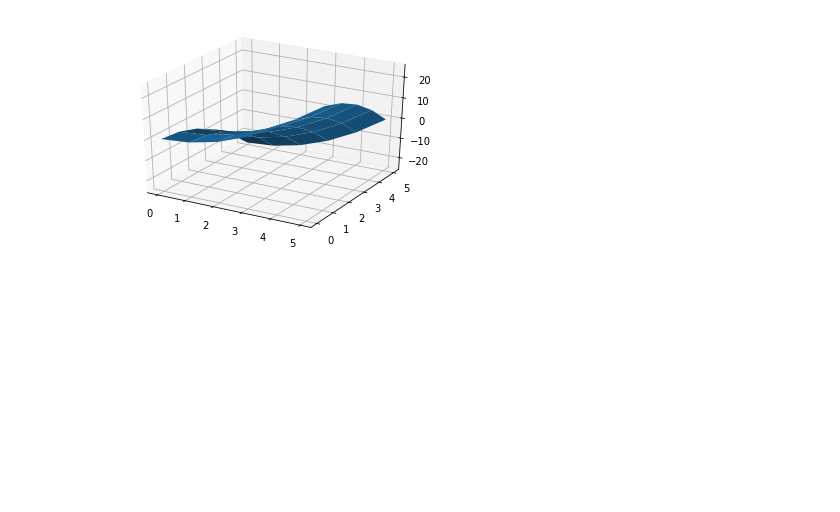
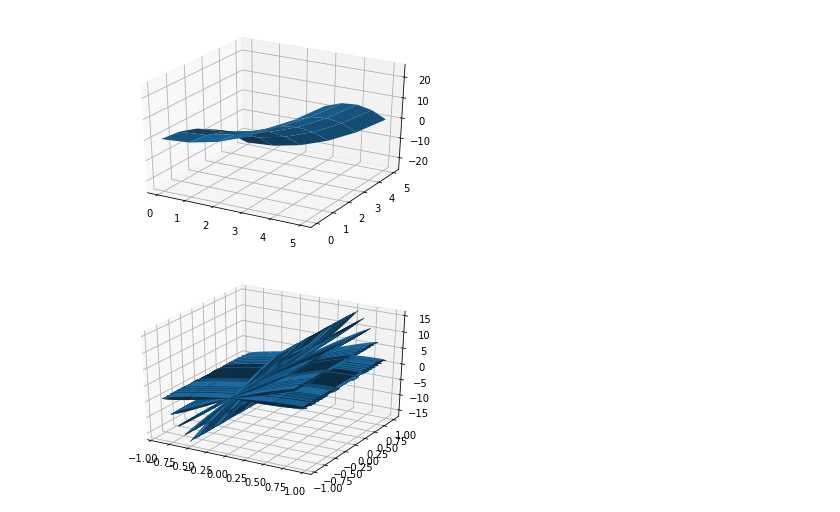
Before and after one commit to dasuntheekshanagit/COMLab, a Jupyter notebook: COMMATPLOT.ipynb, the cells around one changed output. Drawn from its saved outputs; the diff is of its cells as text; code cells hidden in the pictures; blank space fills up the shorter version.

```diff
--- a/COMMATPLOT.ipynb
+++ b/COMMATPLOT.ipynb
@@ -175,3 +175,17 @@ y after
  [4 4 4 4 4 4]
  [5 5 5 5 5 5]]
 [figure]
+# %%
+t = np.arange(0,10*np.pi,np.pi/50)
+
+fig = plt.figure()
+ax = fig.add_subplot(111,projection='3d')
+
+x = np.exp(-0.02*t)*np.sin(t)
+y = np.exp(-0.02*t)*np.cos(t)
+x,y = np.meshgrid(x,y)
+z = t*x
+ax.plot_surface(x,y,z)
+plt.show()
+# %% [output]
+[figure, added]
```
